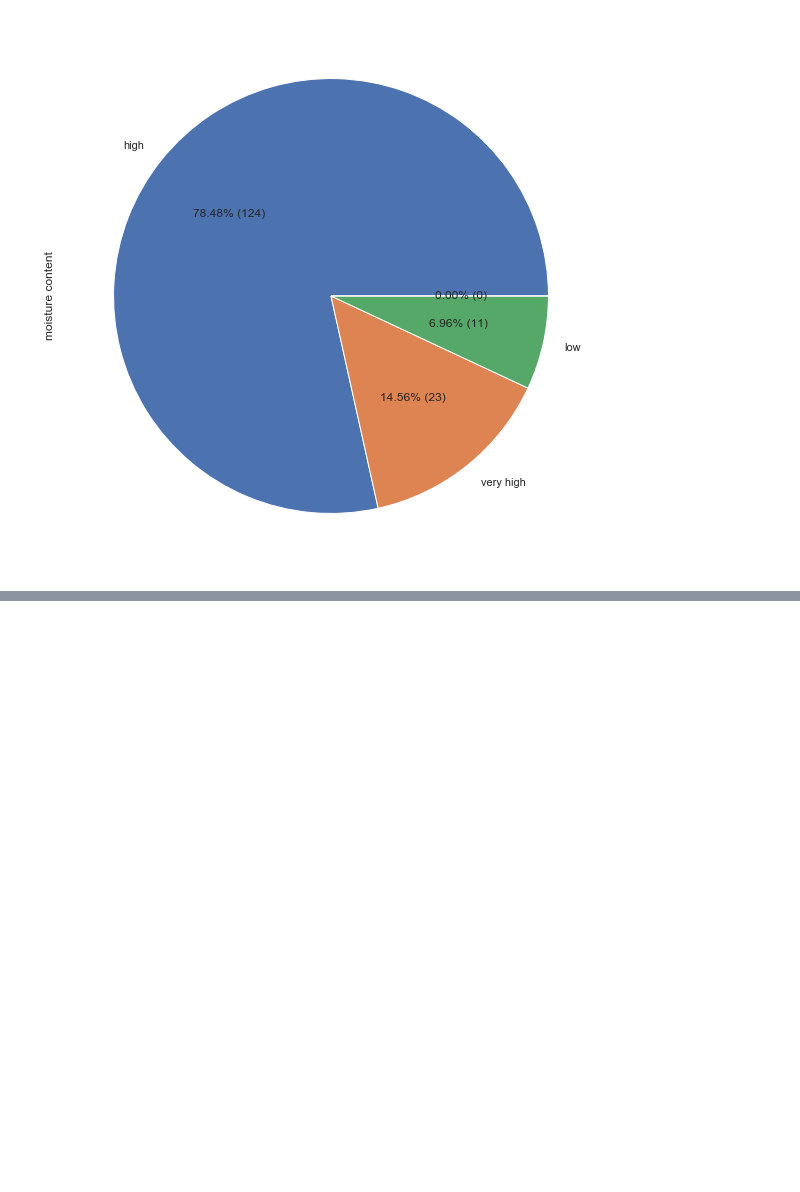
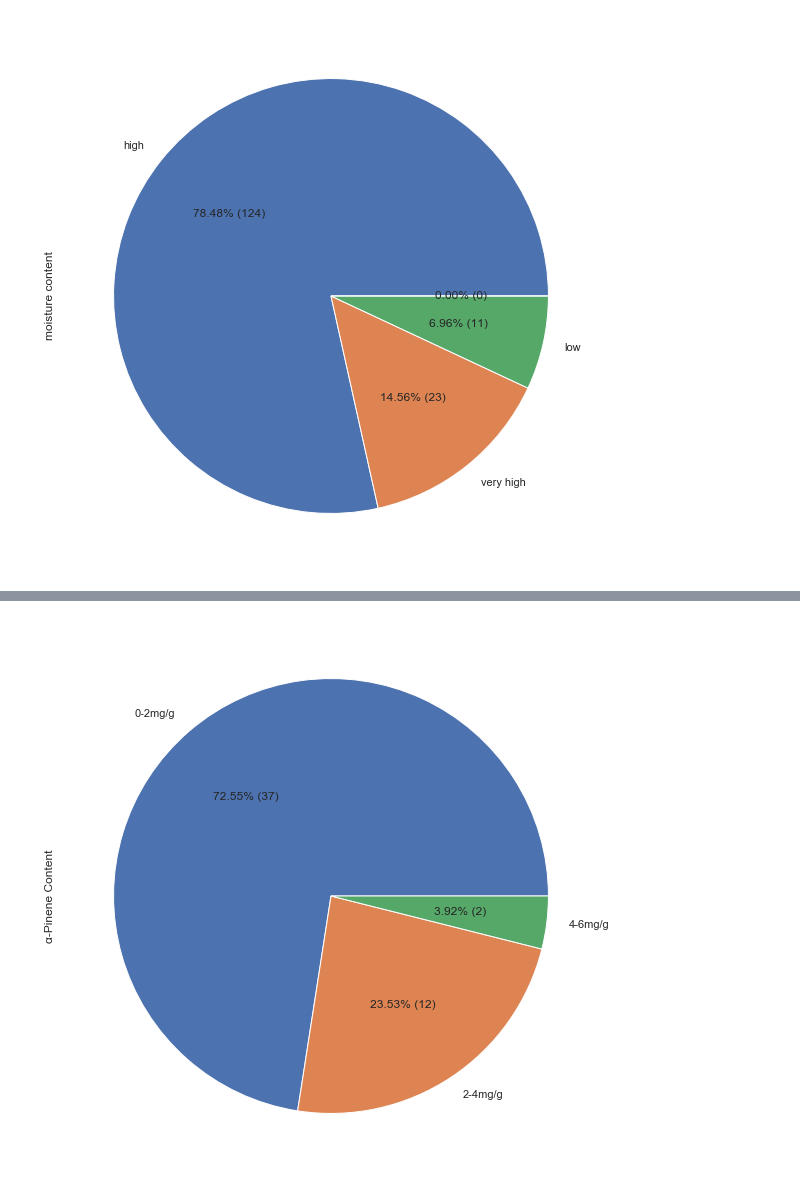
Before and after one commit to kavehamini/Cannabis_Project, a Jupyter notebook: Cannabis_Project.ipynb, the cells around one changed output, grey strips where cells are left out. Drawn from its saved outputs; the diff is of its cells as text; code cells hidden in the pictures; blank space fills up the shorter version.

```diff
--- a/Cannabis_Project.ipynb
+++ b/Cannabis_Project.ipynb
@@ -231,0 +232,13 @@ plt.savefig('3.png')
+# %%
+#binning the strains on the basis of their α-Pinene content
+bins = [0, 2, 4, 6]
+labels = ['0-2mg/g','2-4mg/g','4-6mg/g']
+cleandf['α-Pinene Content'] = pd.cut(cleandf['α-Pinene'], bins=bins, labels=labels)
+# %%
+#showing the percentage of strains with different α-Pinene contents in a pie chart
+plt.figure(figsize=(10,10))
+total = cleandf['α-Pinene Content'].value_counts().sum()
+cleandf['α-Pinene Content'].value_counts().plot(kind='pie', autopct=lambda p:'{:.2f}% ({:.0f})'.format(p,p * total / 100))
+plt.savefig('4.png')
+# %% [output]
+[figure, added]
```
Also changed, not shown: parts of 11 cells of this notebook, 5 other files.
